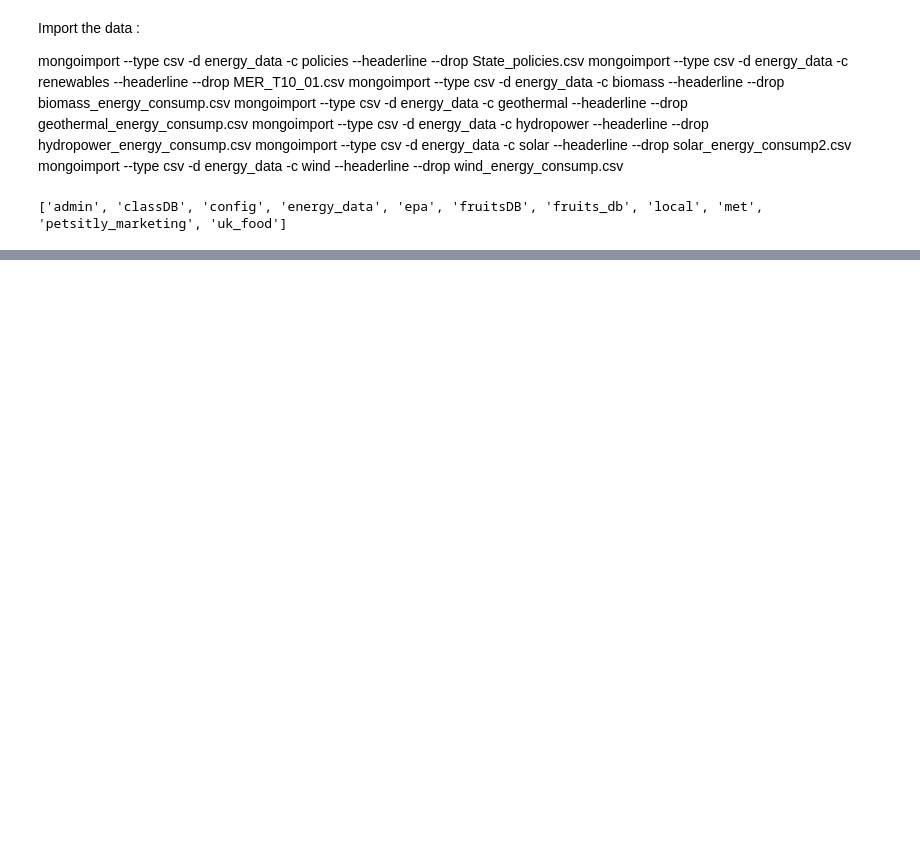
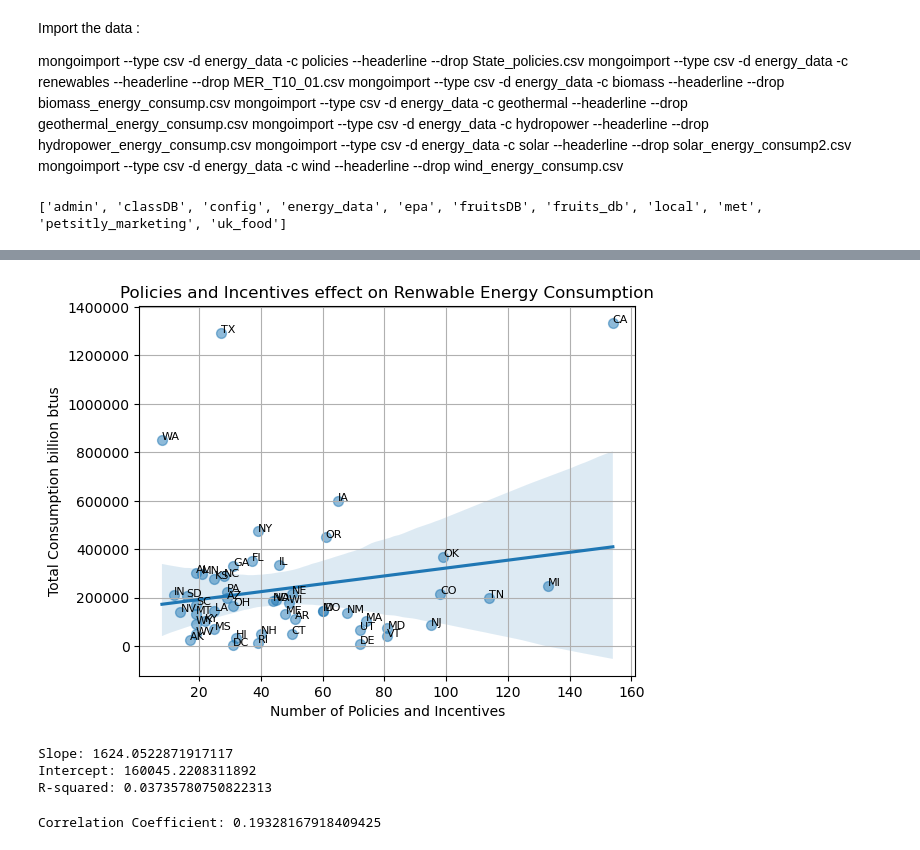
Before and after one commit to datairene/Energy, a Jupyter notebook: ISpolicy_states.ipynb, the cells around one changed output, grey strips where cells are left out. Cells and saved outputs as stored; diff of their text form; code cells hidden in the pictures; blank space fills up the shorter version.

```diff
--- a/ISpolicy_states.ipynb
+++ b/ISpolicy_states.ipynb
@@ -126,0 +176,45 @@ ValueError: could not convert string to float: '1,281'
+# %%
+
+# Create a scatter plot with regression line
+sns.regplot(data=combined_data, y='Total Consumption', x='Number of Policies and Incentives', scatter_kws={"s": 50, "alpha": 0.5})
+
+# Add state labels for each dot
+for i in range(len(combined_data)):
+    plt.text(combined_data['Number of Policies and Incentives'][i], combined_data['Total Consumption'][i], combined_data['State'][i], fontsize=8)
+
+# Set integer ticks for both axes(because otherwise it is in scientific notation)
+plt.gca().xaxis.set_major_locator(ticker.MaxNLocator(integer=True))
+plt.gca().yaxis.set_major_locator(ticker.MaxNLocator(integer=True))
+
+# Format y-axis tick labels as large numbers
+plt.gca().yaxis.set_major_formatter(ticker.FuncFormatter(lambda x, pos: '{:.0f}'.format(x)))
+
+plt.grid(True)
+plt.title('Policies and Incentives effect on Renwable Energy Consumption')
+plt.xlabel('Number of Policies and Incentives')
+plt.ylabel('Total Consumption billion btus')
+plt.grid(True)
+plt.show()
+# %% [output]
+[figure, added]
+# %%
+# Calculate R-squared
+r_squared = r_value ** 2
+
+# Perform linear regression
+slope, intercept, r_value, p_value, std_err = linregress(x, y)
+
+print("Slope:", slope)
+print("Intercept:", intercept)
+print("R-squared:", r_squared)
+# %% [output]
+Slope: 1624.0522871917117
+Intercept: 160045.2208311892
+R-squared: 0.03735780750822313
+# %%
+# Calculate correlation coefficient
+correlation_coefficient = combined_data['Number of Policies and Incentives'].corr(combined_data['Total Consumption'])
+
+print("Correlation Coefficient:", correlation_coefficient)
+# %% [output]
+Correlation Coefficient: 0.19328167918409425
```
Also changed, not shown: parts of 22 cells of this notebook.
